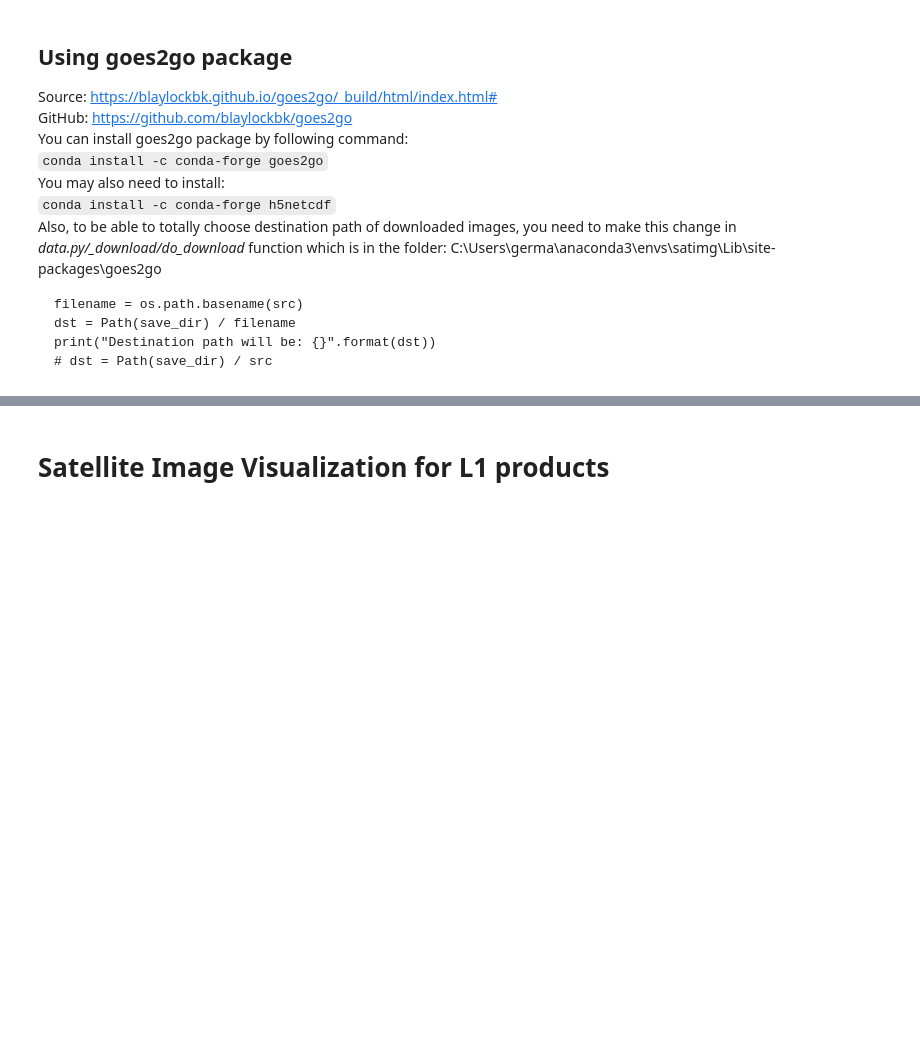
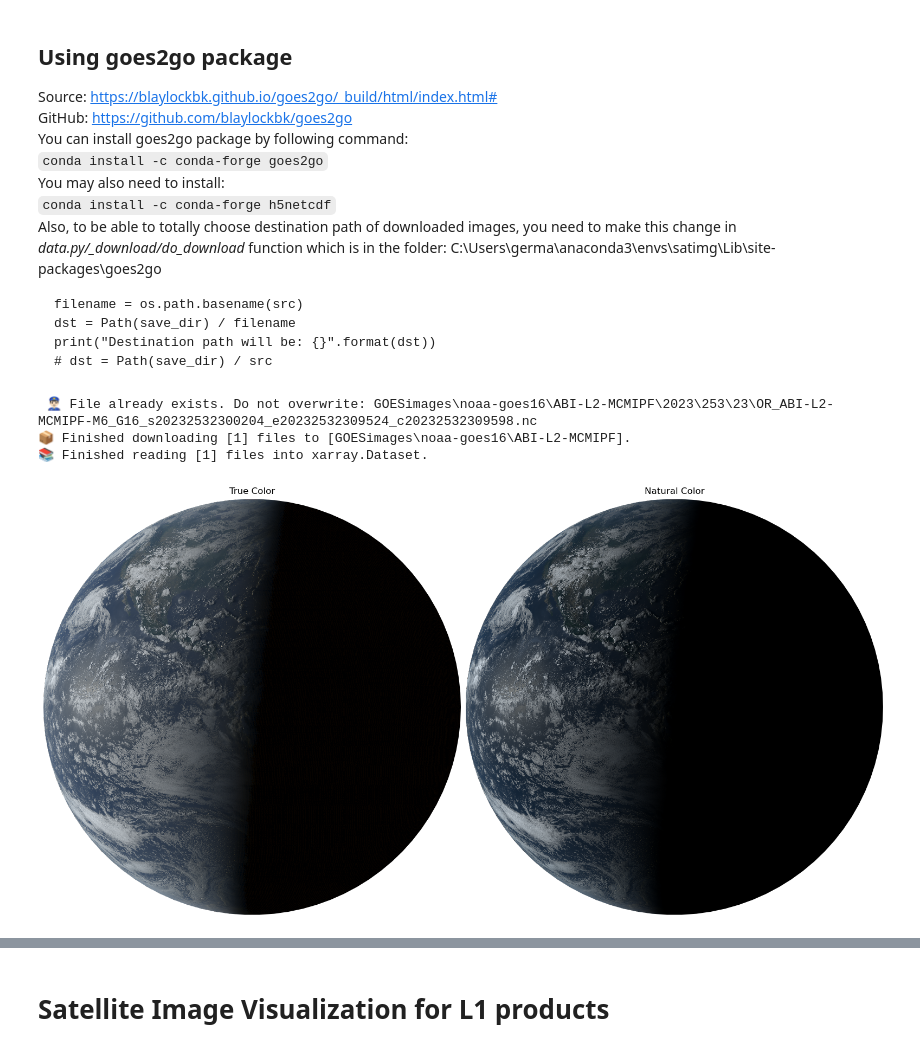
Before and after one commit to GermainRV/EATA, a Jupyter notebook: GOES_importing.ipynb, the cells around one changed output, grey strips where cells are left out. Cells and saved outputs as stored; diff of their text form; code cells hidden in the pictures; blank space fills up the shorter version.

```diff
--- a/GOES_importing.ipynb
+++ b/GOES_importing.ipynb
@@ -93 +92,29 @@ import goes2go as g2g
+# %%
+import goes2go as g2g
+from datetime import datetime
+import matplotlib.pyplot as plt
+g = g2g.data.goes_nearesttime(datetime(2023, 9, 10, 23),
+                     satellite='goes16',
+                     domain='F',
+                     product='ABI',
+                     save_dir=destination_path,
+                     return_as='xarray')
+# %% [output]
+ 👮🏻‍♂️ File already exists. Do not overwrite: GOESimages\noaa-goes16\ABI-L2-MCMIPF\2023\253\23\OR_ABI-L2-MCMIPF-M6_G16_s20232532300204_e20232532309524_c20232532309598.nc
+📦 Finished downloading [1] files to [GOESimages\noaa-goes16\ABI-L2-MCMIPF].
+📚 Finished reading [1] files into xarray.Dataset.
+# %%
+fig, (ax1, ax2) = plt.subplots(1,2, figsize=[20,10], subplot_kw=dict(projection=g.rgb.crs))
+ax1.imshow(g.rgb.TrueColor(night_IR=False), **g.rgb.imshow_kwargs)
+ax1.set_title('True Color', color='k')
+ax1.axis('off')
+
+ax2.imshow(g.rgb.NaturalColor(night_IR=False), **g.rgb.imshow_kwargs)
+ax2.set_title('Natural Color', color='k')
+ax2.axis('off')
+
+plt.subplots_adjust(wspace=0.01)
+fig.set_facecolor('w')
+# %% [output]
+[figure, added]
 # %%
```
Also changed, not shown: parts of 10 cells of this notebook.
